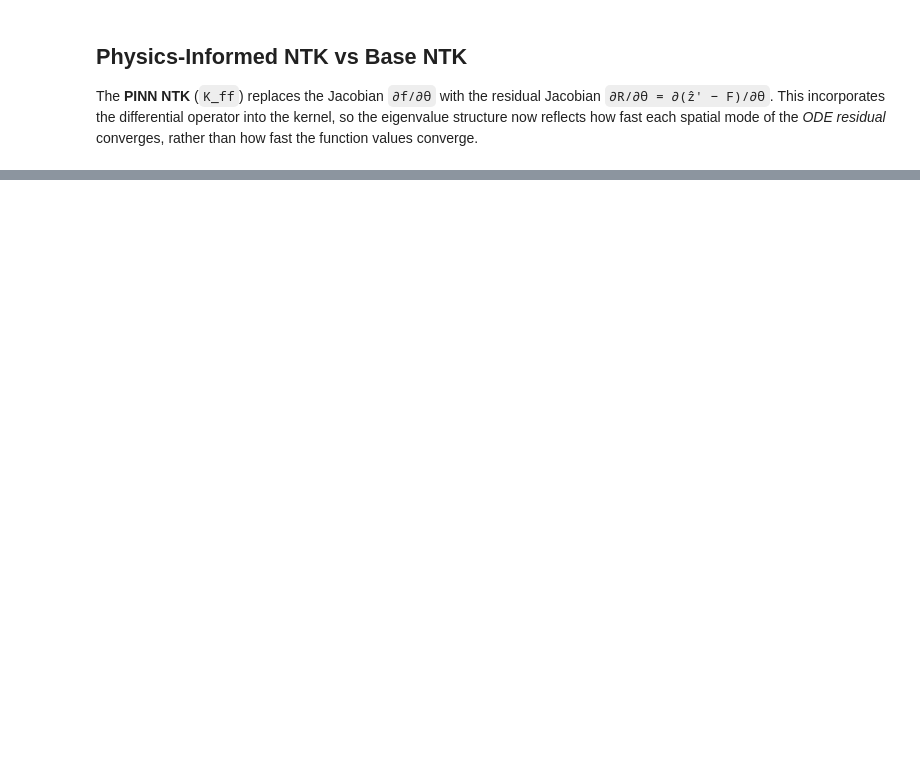
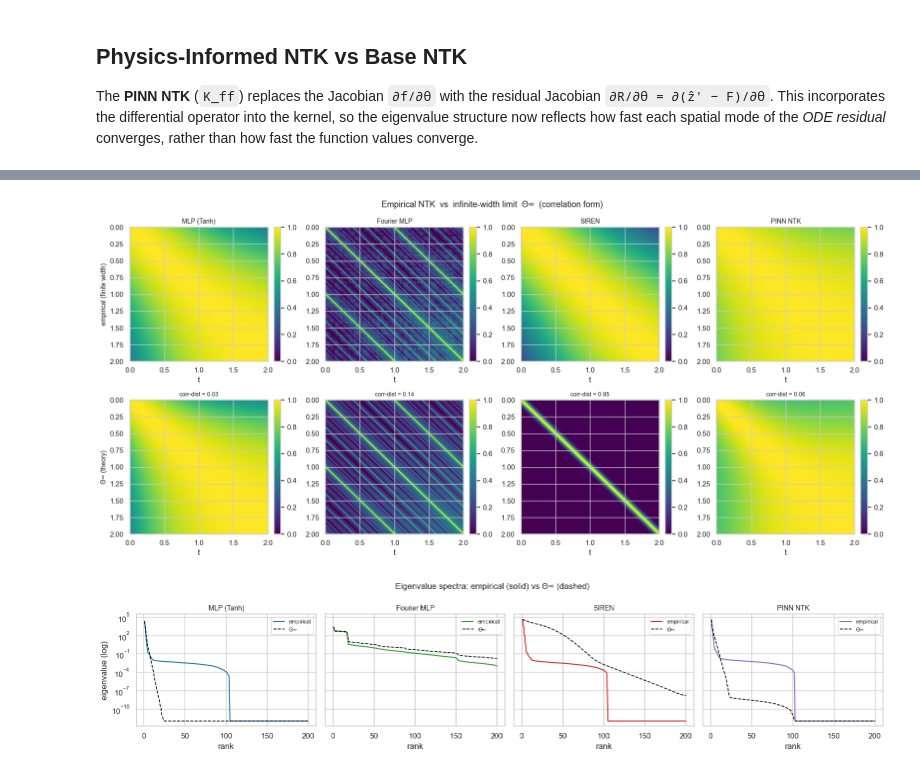
Before and after one commit to marcogalliani/PINNs-and-spectral-bias, a Jupyter notebook: examples/ntk-nn/ntk_visual.ipynb, the cells around one changed output, grey strips where cells are left out. Saved outputs shown, nothing was run; the diff lists cells and outputs as text; code cells hidden in the pictures; blank space fills up the shorter version.

Commit message:
Add a nb to visualize NTK, add comparison to RKHS.

```diff
--- a/examples/ntk-nn/ntk_visual.ipynb
+++ b/examples/ntk-nn/ntk_visual.ipynb
@@ -441,0 +581,48 @@ plt.show()
+# %%
+# ── Gallery: empirical NTK (top) vs infinite-width Θ_∞ (bottom), correlation form ─
+names = list(INF_PAIRS.keys())
+fig, axes = plt.subplots(2, len(names), figsize=(4.3 * len(names), 8))
+fig.suptitle("Empirical NTK  vs  infinite-width limit  Θ∞  (correlation form)", fontsize=13)
+axes[0, 0].set_ylabel("empirical (finite width)", fontsize=10)
+axes[1, 0].set_ylabel("Θ∞ (theory)", fontsize=10)
+
+for col, name in enumerate(names):
+    K_emp, K_inf = INF_PAIRS[name]
+    cd = (np.linalg.norm(_corr(K_inf)[sl, sl] - _corr(K_emp)[sl, sl])
+          / np.linalg.norm(_corr(K_emp)[sl, sl]))
+    for row, K in enumerate([K_emp, K_inf]):
+        ax = axes[row, col]
+        im = ax.imshow(_corr(K), cmap="viridis", aspect="auto",
+                       extent=[t_eval[0], t_eval[-1], t_eval[-1], t_eval[0]], vmin=0, vmax=1)
+        ax.set_xlabel("t")
+        if row == 0:
+            ax.set_title(name, fontsize=10)
+        if row == 1:
+            ax.set_title(f"corr-dist = {cd:.2f}", fontsize=9)
+        plt.colorbar(im, ax=ax, fraction=0.046, pad=0.04)
+
+plt.tight_layout()
+plt.savefig(FIGURES_DIR / "infinite_width_gallery.png", dpi=150, bbox_inches="tight")
+plt.show()
+
+# Spectrum overlay: empirical vs Θ∞ (rescaled to match λ_max) for each architecture
+fig, axes = plt.subplots(1, len(names), figsize=(4.0 * len(names), 3.6), sharey=True)
+fig.suptitle("Eigenvalue spectra: empirical (solid) vs Θ∞ (dashed)", fontsize=12)
+idx = np.arange(1, len(t_eval) + 1)
+for ax, name in zip(axes, names):
+    K_emp, K_inf = INF_PAIRS[name]
+    ve = np.linalg.eigvalsh(K_emp)[::-1]
+    vi = np.linalg.eigvalsh(K_inf)[::-1]
+    vi = vi * (ve[0] / vi[0])                       # align λ_max (scale is parametrisation-dependent)
+    c = PALETTE.get(name, "steelblue")
+    ax.semilogy(idx, np.clip(ve, 1e-12, None), color=c, lw=1.5, label="empirical")
+    ax.semilogy(idx, np.clip(vi, 1e-12, None), color="black", lw=1.2, ls="--", label="Θ∞")
+    ax.set_title(name, fontsize=10); ax.set_xlabel("rank")
+    ax.legend(fontsize=8)
+axes[0].set_ylabel("eigenvalue (log)")
+plt.tight_layout()
+plt.savefig(FIGURES_DIR / "infinite_width_spectra.png", dpi=150, bbox_inches="tight")
+plt.show()
+# %% [output]
+[figure, added]
+[figure, added]
```
Also changed, not shown: parts of 16 cells of this notebook, 1 other file.
